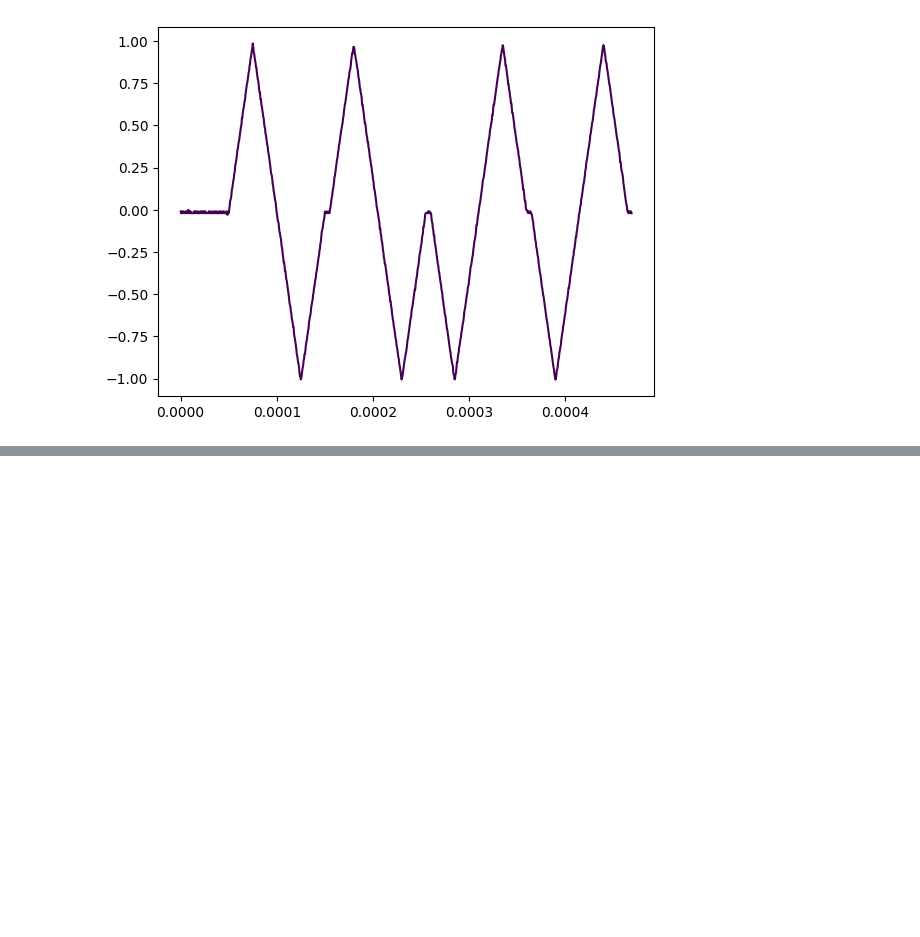
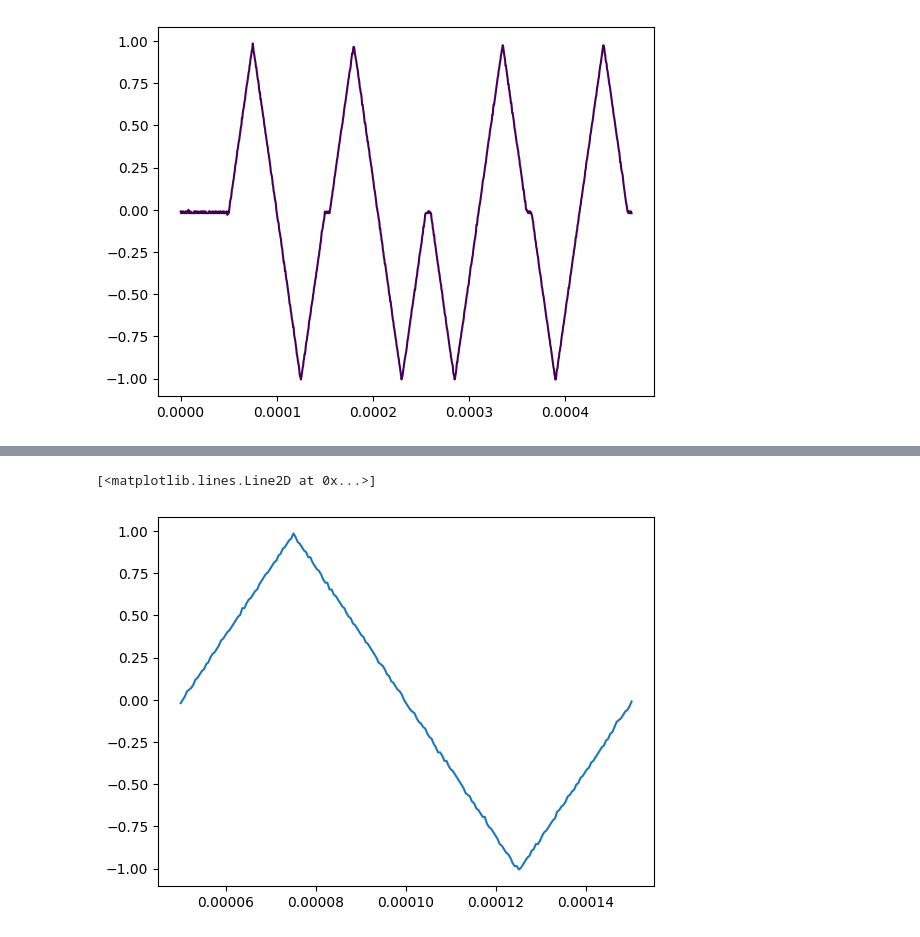
Before and after one commit to ElPsyKurisu/FE, a Jupyter notebook: analysis.ipynb, the cells around one changed output, grey strips where cells are left out. Drawn from its saved outputs; the diff is of its cells as text; code cells hidden in the pictures; blank space fills up the shorter version.

```diff
--- a/analysis.ipynb
+++ b/analysis.ipynb
@@ -166,0 +199,5 @@ array([ 3.00000000e+00,  2.00000000e+00,  2.00000000e+00,  3.00000000e+00,
+# %%
+plt.plot(wrong3['time_v'][green_points[0]:green_points[1]+1], wrong3['wfm_v'][green_points[0]:green_points[1]+1])
+# %% [output]
+[<matplotlib.lines.Line2D at 0x...>]
+[figure, added]
```
Also changed, not shown: parts of 19 cells of this notebook.
